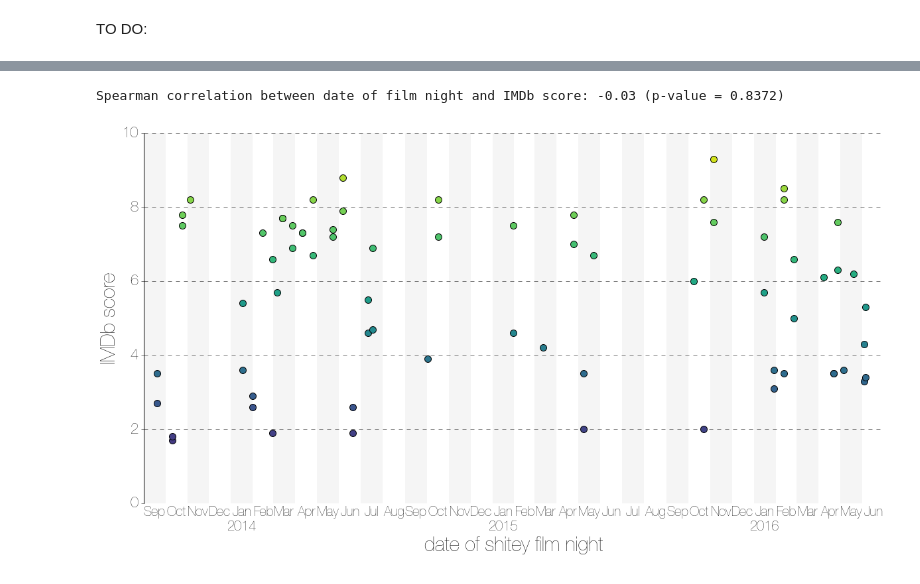
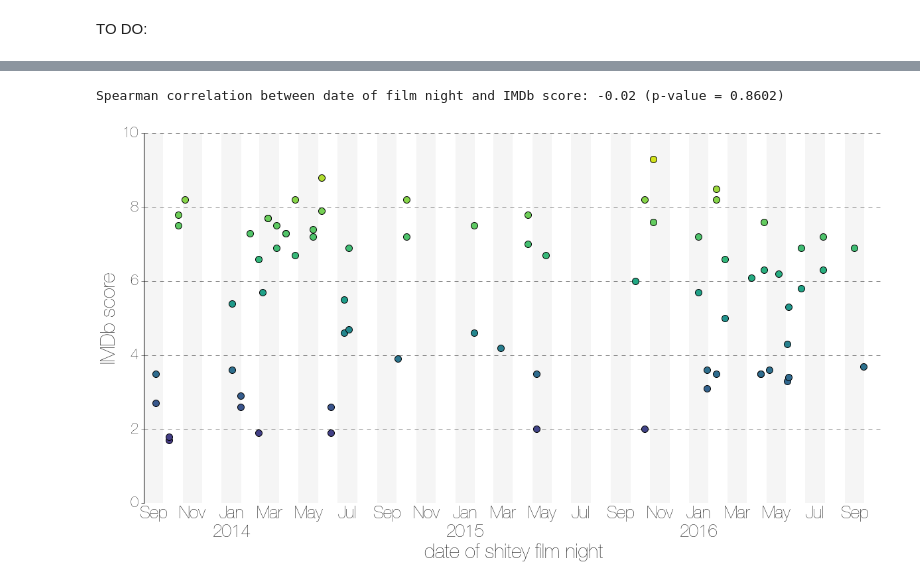
Before and after one commit to evogytis/ShMDb, a Jupyter notebook: Birdemic aka scripts/ShMDb analysis.ipynb, the cells around one changed output, grey strips where cells are left out. Cells and saved outputs as stored; diff of their text form; code cells hidden in the pictures.

Commit message:
Update analysis with Ash season 3 films.

```diff
--- a/Birdemic aka scripts/ShMDb analysis.ipynb
+++ b/Birdemic aka scripts/ShMDb analysis.ipynb
@@ -109,7 +109,7 @@ film_names=column(all_films,0)
 release_year=map(int,column(all_films,1))
 IMDb_scores=[float(x) if x!='' else np.nan for x in column(all_films,2)]
 goodness=column(all_films,3)
-shown_on=[decimalDate(x,'%d/%m/%Y') for x in column(all_films,4)]
+shown_on=[decimalDate(x,'%Y-%b-%d') for x in column(all_films,4)]
 order_in_night=map(int,column(all_films,5))
 advertised_as=column(all_films,6)
 place=column(all_films,7)
@@ -338,38 +338,38 @@ for w in range(len(IMDb_scores)):
         c=cmap(IMDb_scores[w]/10.0)
     else:
         c='grey'
     ax.scatter(shown_on[w],IMDb_scores[w],s=100,facecolor=c,zorder=10)
     if c!='grey':
         testx.append(shown_on[w])
         testy.append(IMDb_scores[w])
 
 print 'Spearman correlation between date of film night and IMDb score: %.2f (p-value = %.4f)'%(spearmanr(testx,testy))
 
-ax.set_xticks([decimalDate(x)+1/24.0 for x in timeline])
-ax.set_xticklabels([convertDate(x,'%Y-%m-%d','%b\n%Y') if x.split('-')[1]=='01' else convertDate(x,'%Y-%m-%d','%b') for x in timeline])
+ax.set_xticks([decimalDate(timeline[x])+1/24.0 for x in range(0,len(timeline),2)])
+ax.set_xticklabels([convertDate(timeline[x],'%Y-%m-%d','%b\n%Y') if timeline[x].split('-')[1]=='01' else convertDate(timeline[x],'%Y-%m-%d','%b') for x in range(0,len(timeline),2)])
 
 [ax.axvspan(decimalDate(timeline[x]),decimalDate(timeline[x])+1/12.,facecolor='k',edgecolor='none',alpha=0.04) for x in range(0,len(timeline),2)]
 
 ax.set_ylabel('IMDb score',size=30)
 ax.set_xlabel('date of shitey film night',size=30)
 ax.xaxis.tick_bottom()
 ax.yaxis.tick_left()
 ax.spines['top'].set_visible(False)
 ax.spines['right'].set_visible(False)
 ax.spines['bottom'].set_visible(False)
 
 ax.tick_params(axis='y',direction='out')
-ax.tick_params(axis='x',size=0,labelsize=20)
+ax.tick_params(axis='x',size=0,labelsize=26)
 
 ax.set_xlim(min(digital_timeline),max(digital_timeline))
 ax.set_ylim(0,10)
 
 ax.grid(axis='y',ls='--',zorder=0)
 
 plt.show()
 # %% [output]
-Spearman correlation between date of film night and IMDb score: -0.03 (p-value = 0.8372)
+Spearman correlation between date of film night and IMDb score: -0.02 (p-value = 0.8602)
-[figure, old version]
+[figure, new version]
 # %%
 fig,ax = plt.subplots(figsize=(20, 10),facecolor='w')
 
```
Also changed, not shown: parts of 10 cells of this notebook.
